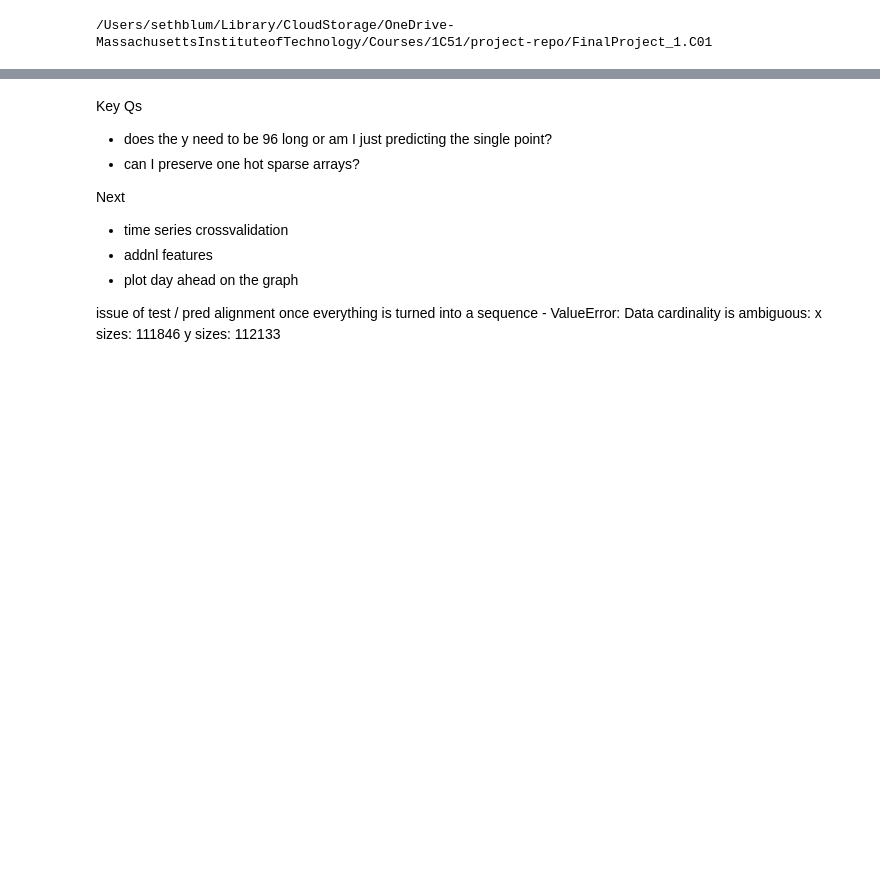
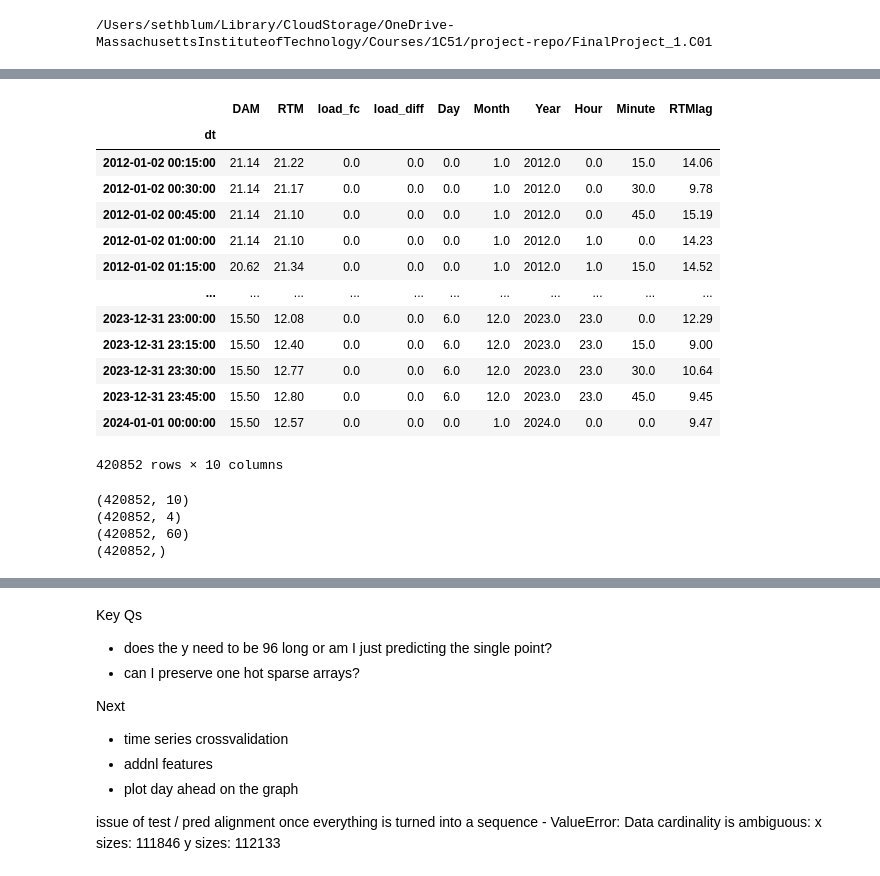
Before and after one commit to les-g-a/FinalProject_1.C01, a Jupyter notebook: DAMvsRTMLSTM.ipynb, the cells around one changed output, grey strips where cells are left out. Cells and saved outputs as stored; diff of their text form; code cells hidden in the pictures; blank space fills up the shorter version.

```diff
--- a/DAMvsRTMLSTM.ipynb
+++ b/DAMvsRTMLSTM.ipynb
@@ -113,0 +179,30 @@ Name: Settlement Point Price_RTM_lagged, Length: 140287, dtype: float64
+# %%
+import dill
+# load the DF from pickle to speed pre-processing
+df = pd.read_pickle('Data_Clean/merged_clean_df.pkl')
+
+###########
+# Set params
+###########
+
+# set to >1 to chop off 1/n of the data
+chop = 1
+lookback = 96
+forecast = 96
+epochs = 2
+
+# set to 'minmax' or 'standard'. A dict after the functions are defined routes the function call
+scaler = 'standard'
+
+# the vars are dumped after the dataset construction below
+
+###########
+###########
+
+df = df.iloc[:int(len(df)/chop)]
+sequence_length = lookback + forecast
+# %%
+df['RTMlag'] = df['RTM'].shift(forecast)
+X_vars = list(df.columns)
+X_vars.remove('RTM')
+X_vars
@@ -113,0 +219,18 @@ Name: Settlement Point Price_RTM_lagged, Length: 140287, dtype: float64
+# %%
+df.dropna(inplace=True)
+df
+# %% [output]
+|  | DAM | RTM | load_fc | load_diff | Day | Month | Year | Hour | Minute | RTMlag |
+| dt |  |  |  |  |  |  |  |  |  |  |
+| 2012-01-02 00:15:00 | 21.14 | 21.22 | 0.0 | 0.0 | 0.0 | 1.0 | 2012.0 | 0.0 | 15.0 | 14.06 |
+| 2012-01-02 00:30:00 | 21.14 | 21.17 | 0.0 | 0.0 | 0.0 | 1.0 | 2012.0 | 0.0 | 30.0 | 9.78 |
+| 2012-01-02 00:45:00 | 21.14 | 21.10 | 0.0 | 0.0 | 0.0 | 1.0 | 2012.0 | 0.0 | 45.0 | 15.19 |
+| 2012-01-02 01:00:00 | 21.14 | 21.10 | 0.0 | 0.0 | 0.0 | 1.0 | 2012.0 | 1.0 | 0.0 | 14.23 |
+| 2012-01-02 01:15:00 | 20.62 | 21.34 | 0.0 | 0.0 | 0.0 | 1.0 | 2012.0 | 1.0 | 15.0 | 14.52 |
+| ... | ... | ... | ... | ... | ... | ... | ... | ... | ... | ... |
+| 2023-12-31 23:00:00 | 15.50 | 12.08 | 0.0 | 0.0 | 6.0 | 12.0 | 2023.0 | 23.0 | 0.0 | 12.29 |
+| 2023-12-31 23:15:00 | 15.50 | 12.40 | 0.0 | 0.0 | 6.0 | 12.0 | 2023.0 | 23.0 | 15.0 | 9.00 |
+| 2023-12-31 23:30:00 | 15.50 | 12.77 | 0.0 | 0.0 | 6.0 | 12.0 | 2023.0 | 23.0 | 30.0 | 10.64 |
+| 2023-12-31 23:45:00 | 15.50 | 12.80 | 0.0 | 0.0 | 6.0 | 12.0 | 2023.0 | 23.0 | 45.0 | 9.45 |
+| 2024-01-01 00:00:00 | 15.50 | 12.57 | 0.0 | 0.0 | 0.0 | 1.0 | 2024.0 | 0.0 | 0.0 | 9.47 |
+420852 rows × 10 columns
@@ -114,3 +244,13 @@ Name: Settlement Point Price_RTM_lagged, Length: 140287, dtype: float64
+# %%
+print(df.shape)
+print(X_continuous.shape)
+print(X_categorical.shape)
+print(df['RTM'].shape)
+# %% [output]
+(420852, 10)
+(420852, 4)
+(420852, 60)
+(420852,)
 # %%
 import gc
 gc.collect()
```
Also changed, not shown: parts of 33 cells of this notebook, 28 other files.
